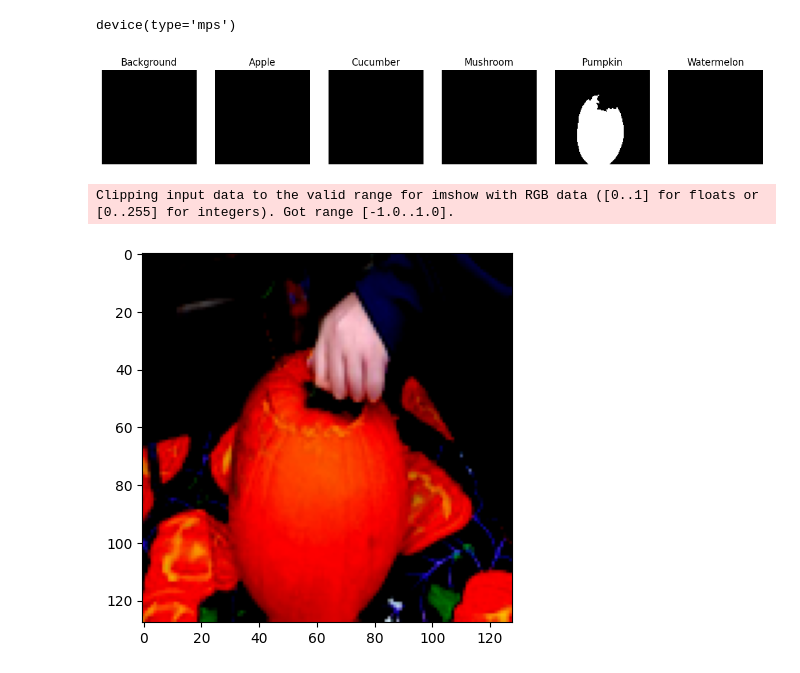
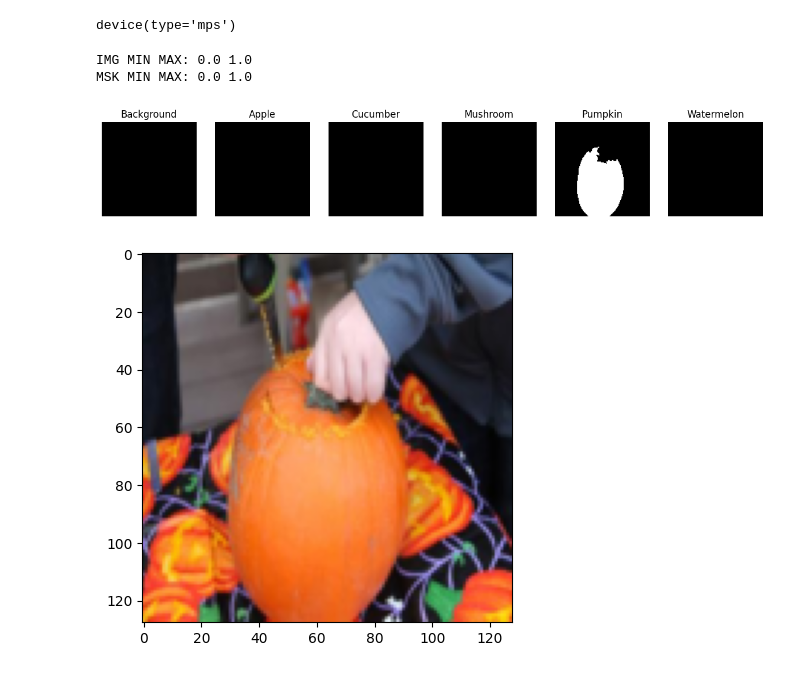
Before and after one commit to domanteli0/gmm, a Jupyter notebook: lab3.ipynb, the cells around one changed output. Cells and saved outputs as stored; diff of their text form; code cells hidden in the pictures.

```diff
--- a/lab3.ipynb
+++ b/lab3.ipynb
@@ -54,36 +54,40 @@ from lab3.dataset import FiftyOneDataset
 train_dataset = FiftyOneDataset('data-lab3-dyi/train.pkl', train_trans, split = 'train')
 test_dataset = FiftyOneDataset('data-lab3-dyi/test.pkl', test_trans, split = 'test')
 valid_dataset = FiftyOneDataset('data-lab3-dyi/valid.pkl', validation_trans, split = 'validation')
 
 num_workers = 12 # M3 Pro
 # num_workers = 8 # M1
-batch_size = 256
+batch_size = 64
 
 train_ld = tud.DataLoader(
   train_dataset,
   batch_size = batch_size,
   num_workers = num_workers,
   shuffle = True,
   collate_fn = lu.unzipListIntoList
 )
 valid_ld = tud.DataLoader(
   valid_dataset,
   batch_size = batch_size,
   num_workers = num_workers,
   shuffle = False,
   collate_fn = lu.unzipListIntoList
 )
 
 # print(f'Train: {len(train_dataset)}, Test: {len(valid_dataset)}')
 
 img = test_dataset[0][0]
 masks = test_dataset[0][1]
 
+print(f"IMG MIN MAX: {img.min()} {img.max()}")
+print(f"MSK MIN MAX: {masks.min()} {masks.max()}")
+
 display_img_with_masks_nouveau(img, masks, cs.classes)
 # %% [output]
+IMG MIN MAX: 0.0 1.0
+MSK MIN MAX: 0.0 1.0
 [figure]
-Clipping input data to the valid range for imshow with RGB data ([0..1] for floats or [0..255] for integers). Got range [-1.0..1.0].
-[figure, old version]
+[figure, new version]
 # %%
 from statistics import mean
 from sklearn.metrics import f1_score
```
Also changed, not shown: parts of 5 cells of this notebook, 5 other files.
